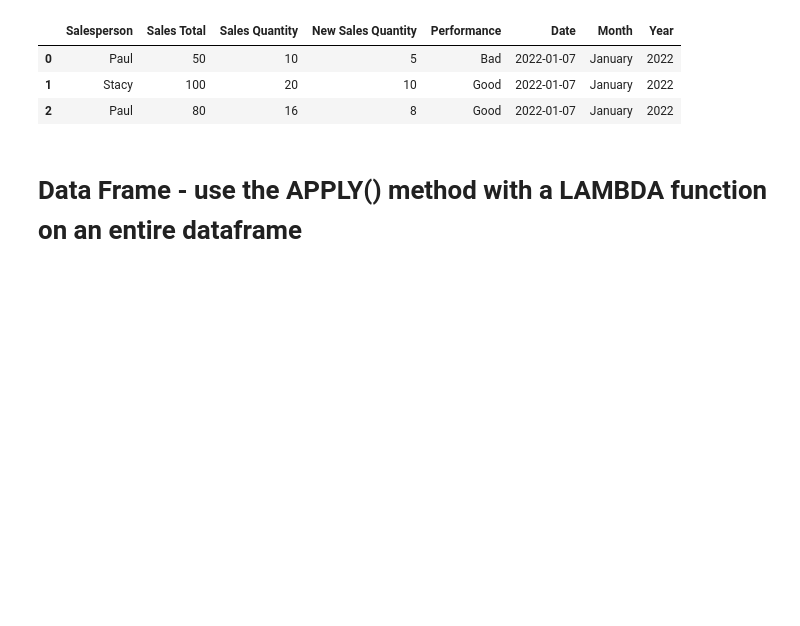
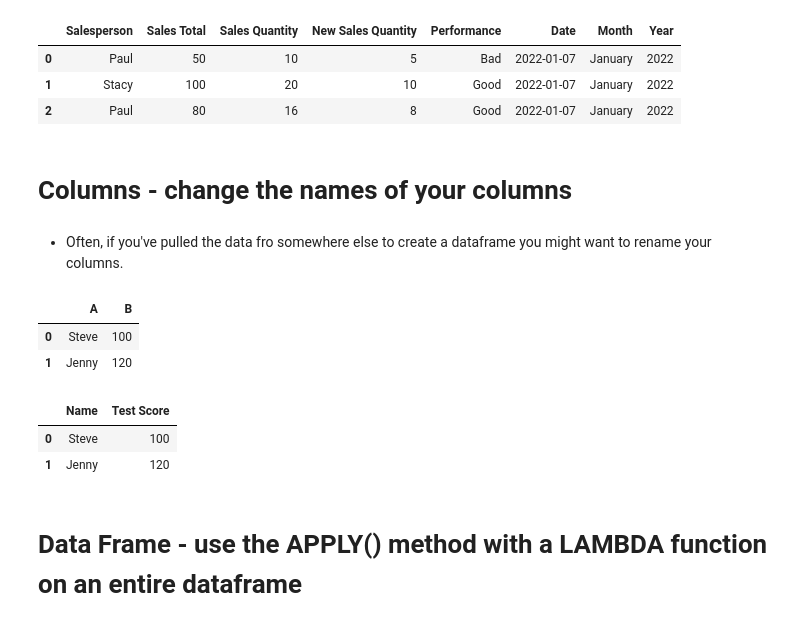
Before and after one commit to richardgourley/pandas-one-pagers, a Jupyter notebook: pandas-one-pager.ipynb, the cells around one changed output. Drawn from its saved outputs; the diff is of its cells as text; code cells hidden in the pictures; blank space fills up the shorter version.

```diff
--- a/pandas-one-pager.ipynb
+++ b/pandas-one-pager.ipynb
@@ -436,6 +474,24 @@ df_sp
 | 0 | Paul | 50 | 10 | 5 | Bad | 2022-01-07 | January | 2022 |
 | 1 | Stacy | 100 | 20 | 10 | Good | 2022-01-07 | January | 2022 |
 | 2 | Paul | 80 | 16 | 8 | Good | 2022-01-07 | January | 2022 |
+# %% [markdown]
+# Columns - change the names of your columns
+# %% [markdown]
+- Often, if you've pulled the data fro somewhere else to create a dataframe you might want to rename your columns.
+# %%
+df_change_cols = pd.DataFrame([["Steve",100],["Jenny",120]], columns=["A","B"])
+df_change_cols
+# %% [output]
+|  | A | B |
+| 0 | Steve | 100 |
+| 1 | Jenny | 120 |
+# %%
+df_change_cols.columns = ["Name", "Test Score"]
+df_change_cols
+# %% [output]
+|  | Name | Test Score |
+| 0 | Steve | 100 |
+| 1 | Jenny | 120 |
 # %% [markdown]
 # Data Frame - use the APPLY() method with a LAMBDA function on an entire dataframe
 # %% [markdown]
```
Also changed, not shown: parts of 1 cell of this notebook.
